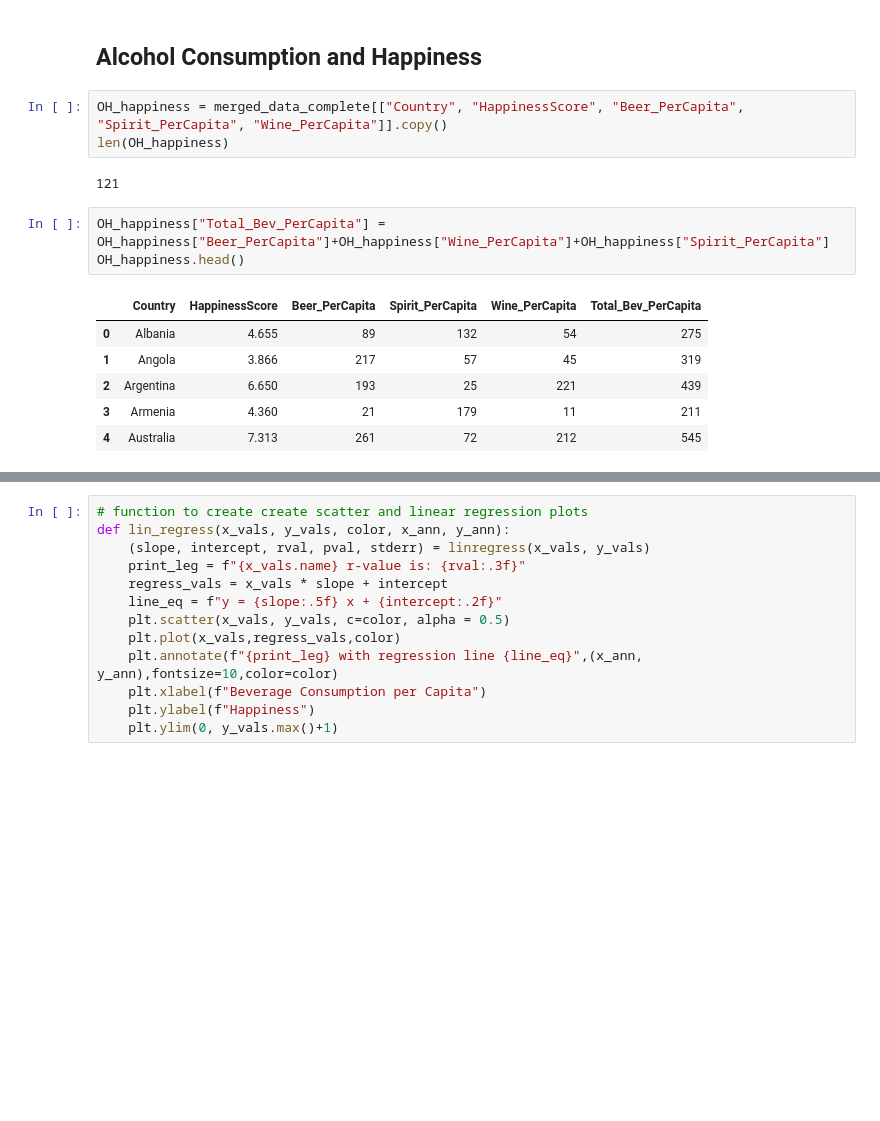
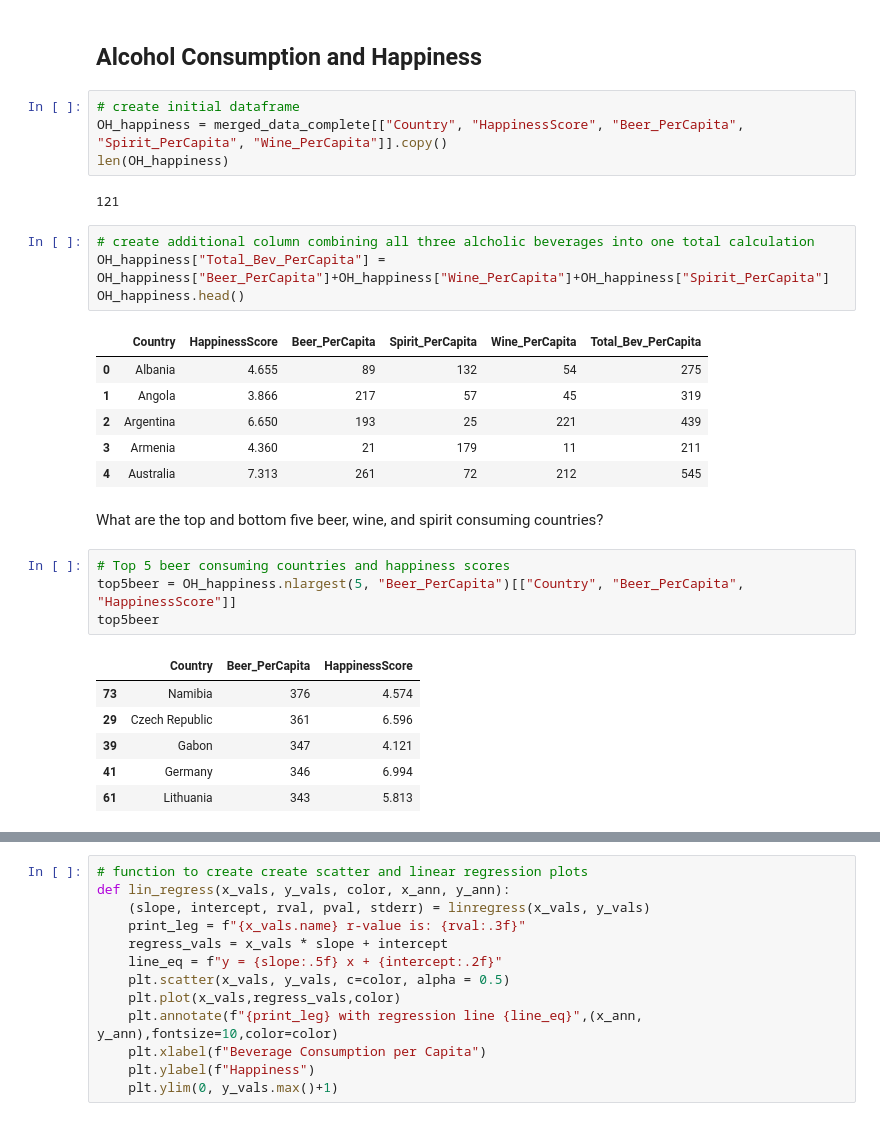
Before and after one commit to mattcaseycpa/project1, a Jupyter notebook: project.ipynb, the cells around one changed output, grey strips where cells are left out. Saved outputs shown, nothing was run; the diff lists cells and outputs as text; blank space fills up the shorter version.

Commit message:
Re-added top/bottom 5 beverage consuming countries

```diff
--- a/project.ipynb
+++ b/project.ipynb
@@ -842,11 +842,13 @@ plt.show()
 # %% [markdown]
 ## Alcohol Consumption and Happiness
 # %%
+# create initial dataframe
 OH_happiness = merged_data_complete[["Country", "HappinessScore", "Beer_PerCapita", "Spirit_PerCapita", "Wine_PerCapita"]].copy()
 len(OH_happiness)
 # %% [output]
 121
 # %%
+# create additional column combining all three alcholic beverages into one total calculation
 OH_happiness["Total_Bev_PerCapita"] = OH_happiness["Beer_PerCapita"]+OH_happiness["Wine_PerCapita"]+OH_happiness["Spirit_PerCapita"]
 OH_happiness.head()
 # %% [output]
@@ -856,3 +858,16 @@ OH_happiness.head()
 | 2 | Argentina | 6.650 | 193 | 25 | 221 | 439 |
 | 3 | Armenia | 4.360 | 21 | 179 | 11 | 211 |
 | 4 | Australia | 7.313 | 261 | 72 | 212 | 545 |
+# %% [markdown]
+What are the top and bottom five beer, wine, and spirit consuming countries?
+# %%
+# Top 5 beer consuming countries and happiness scores
+top5beer = OH_happiness.nlargest(5, "Beer_PerCapita")[["Country", "Beer_PerCapita", "HappinessScore"]]
+top5beer
+# %% [output]
+|  | Country | Beer_PerCapita | HappinessScore |
+| 73 | Namibia | 376 | 4.574 |
+| 29 | Czech Republic | 361 | 6.596 |
+| 39 | Gabon | 347 | 4.121 |
+| 41 | Germany | 346 | 6.994 |
+| 61 | Lithuania | 343 | 5.813 |
```
Also changed, not shown: parts of 5 cells of this notebook.
